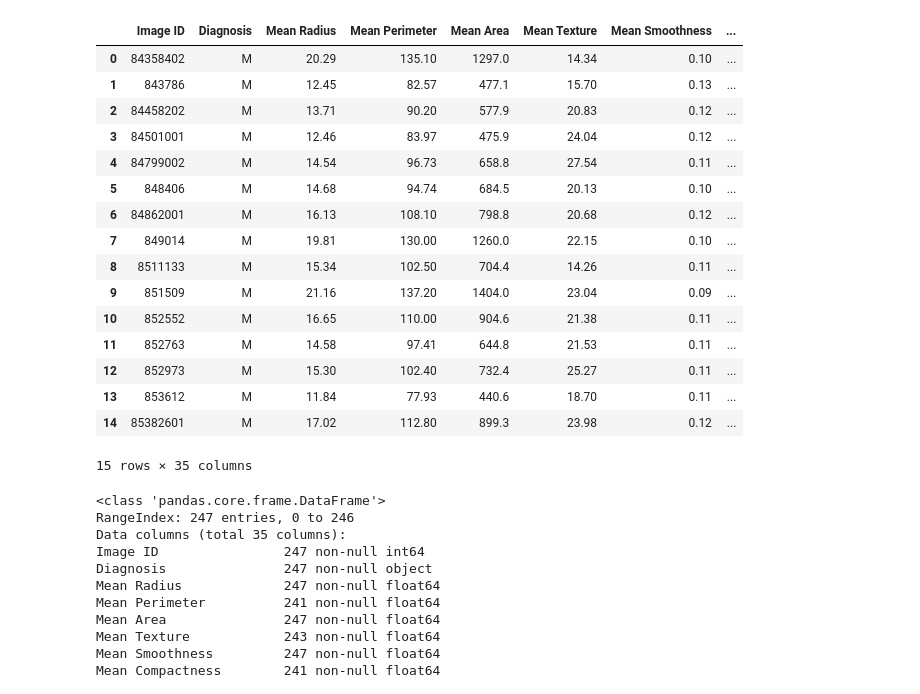
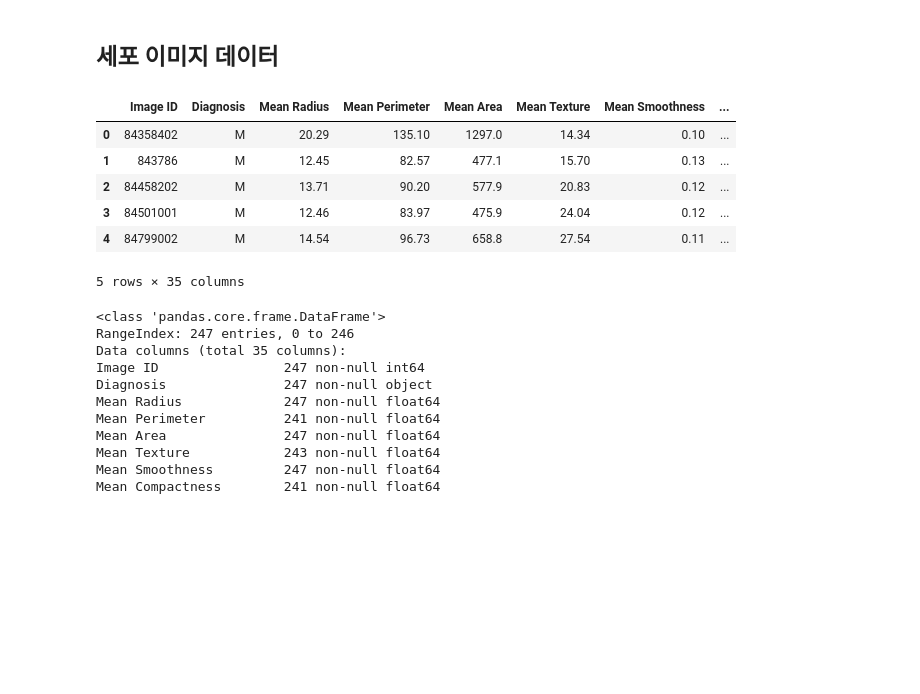
Before and after one commit to juseonjeong/pythonStudy_seon, a Jupyter notebook: py_study/Healthcare.ipynb, the cells around one changed output. Cells and saved outputs as stored; diff of their text form; code cells hidden in the pictures; blank space fills up the shorter version.

```diff
--- a/py_study/Healthcare.ipynb
+++ b/py_study/Healthcare.ipynb
@@ -1,27 +38,19 @@
+# %% [markdown]
+## 세포 이미지 데이터
 # %%
 import pandas as pd
 import numpy as np
 # %%
 cell_image = pd.read_csv("/home/pirl/Desktop/cell_img.csv")
-cell_image.head(15)
+cell_image.head()
 # %% [output]
 |  | Image ID | Diagnosis | Mean Radius | Mean Perimeter | Mean Area | Mean Texture | Mean Smoothness | ... |
 | 0 | 84358402 | M | 20.29 | 135.10 | 1297.0 | 14.34 | 0.10 | ... |
 | 1 | 843786 | M | 12.45 | 82.57 | 477.1 | 15.70 | 0.13 | ... |
 | 2 | 84458202 | M | 13.71 | 90.20 | 577.9 | 20.83 | 0.12 | ... |
 | 3 | 84501001 | M | 12.46 | 83.97 | 475.9 | 24.04 | 0.12 | ... |
 | 4 | 84799002 | M | 14.54 | 96.73 | 658.8 | 27.54 | 0.11 | ... |
-| 5 | 848406 | M | 14.68 | 94.74 | 684.5 | 20.13 | 0.10 | ... |
-| 6 | 84862001 | M | 16.13 | 108.10 | 798.8 | 20.68 | 0.12 | ... |
-| 7 | 849014 | M | 19.81 | 130.00 | 1260.0 | 22.15 | 0.10 | ... |
-| 8 | 8511133 | M | 15.34 | 102.50 | 704.4 | 14.26 | 0.11 | ... |
-| 9 | 851509 | M | 21.16 | 137.20 | 1404.0 | 23.04 | 0.09 | ... |
-| 10 | 852552 | M | 16.65 | 110.00 | 904.6 | 21.38 | 0.11 | ... |
-| 11 | 852763 | M | 14.58 | 97.41 | 644.8 | 21.53 | 0.11 | ... |
-| 12 | 852973 | M | 15.30 | 102.40 | 732.4 | 25.27 | 0.11 | ... |
-| 13 | 853612 | M | 11.84 | 77.93 | 440.6 | 18.70 | 0.11 | ... |
-| 14 | 85382601 | M | 17.02 | 112.80 | 899.3 | 23.98 | 0.12 | ... |
-15 rows × 35 columns
+5 rows × 35 columns
 # %%
 cell_image.info()
 # %% [output]
```
Also changed, not shown: parts of 23 cells of this notebook.
